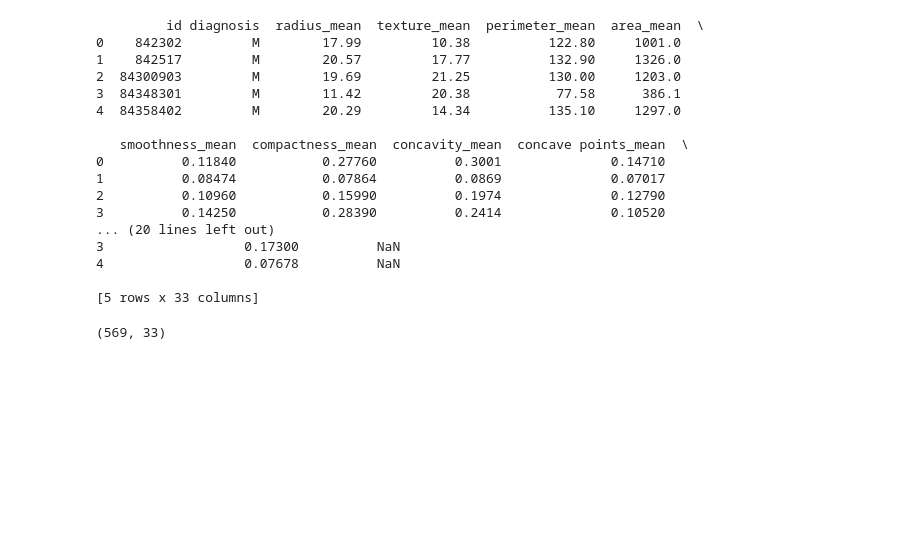
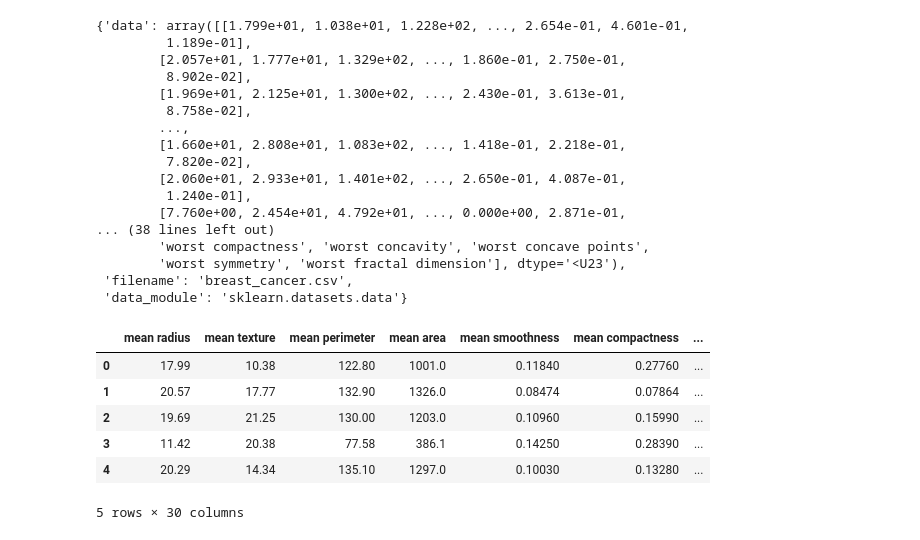
Before and after one commit to hikmetkutuk/breast-cancer-classifier, a Jupyter notebook: bcc-nn.ipynb, the cells around one changed output. Drawn from its saved outputs; the diff is of its cells as text; code cells hidden in the pictures; blank space fills up the shorter version.

```diff
--- a/bcc-nn.ipynb
+++ b/bcc-nn.ipynb
@@ -2,26 +2,37 @@
 import numpy as num # multidimensional arrays and numerical calculations
 import pandas as pan # data manipulation and analysis
 import matplotlib.pyplot as plot # data visualization
+import sklearn.datasets
+from sklearn.model_selection import train_test_split
 
-data = pan.read_csv('./data/data.csv')
-print(data.head())
-data.shape
+data = sklearn.datasets.load_breast_cancer()
+data
 # %% [output]
-         id diagnosis  radius_mean  texture_mean  perimeter_mean  area_mean  \
-0    842302         M        17.99         10.38          122.80     1001.0
-1    842517         M        20.57         17.77          132.90     1326.0
-2  84300903         M        19.69         21.25          130.00     1203.0
-3  84348301         M        11.42         20.38           77.58      386.1
-4  84358402         M        20.29         14.34          135.10     1297.0
-
-   smoothness_mean  compactness_mean  concavity_mean  concave points_mean  \
-0          0.11840           0.27760          0.3001              0.14710
-1          0.08474           0.07864          0.0869              0.07017
-2          0.10960           0.15990          0.1974              0.12790
-3          0.14250           0.28390          0.2414              0.10520
-... (20 lines left out)
-3                  0.17300          NaN
-4                  0.07678          NaN
-
-[5 rows x 33 columns]
+{'data': array([[1.799e+01, 1.038e+01, 1.228e+02, ..., 2.654e-01, 4.601e-01,
+         1.189e-01],
+        [2.057e+01, 1.777e+01, 1.329e+02, ..., 1.860e-01, 2.750e-01,
+         8.902e-02],
+        [1.969e+01, 2.125e+01, 1.300e+02, ..., 2.430e-01, 3.613e-01,
+         8.758e-02],
+        ...,
+        [1.660e+01, 2.808e+01, 1.083e+02, ..., 1.418e-01, 2.218e-01,
+         7.820e-02],
+        [2.060e+01, 2.933e+01, 1.401e+02, ..., 2.650e-01, 4.087e-01,
+         1.240e-01],
+        [7.760e+00, 2.454e+01, 4.792e+01, ..., 0.000e+00, 2.871e-01,
+... (38 lines left out)
+        'worst compactness', 'worst concavity', 'worst concave points',
+        'worst symmetry', 'worst fractal dimension'], dtype='<U23'),
+ 'filename': 'breast_cancer.csv',
+ 'data_module': 'sklearn.datasets.data'}
-(569, 33)
+# %%
+data_frame = pan.DataFrame(data.data, columns = data.feature_names)
+data_frame.head() # check the first 5 rows
+# %% [output]
+|  | mean radius | mean texture | mean perimeter | mean area | mean smoothness | mean compactness | ... |
+| 0 | 17.99 | 10.38 | 122.80 | 1001.0 | 0.11840 | 0.27760 | ... |
+| 1 | 20.57 | 17.77 | 132.90 | 1326.0 | 0.08474 | 0.07864 | ... |
+| 2 | 19.69 | 21.25 | 130.00 | 1203.0 | 0.10960 | 0.15990 | ... |
+| 3 | 11.42 | 20.38 | 77.58 | 386.1 | 0.14250 | 0.28390 | ... |
+| 4 | 20.29 | 14.34 | 135.10 | 1297.0 | 0.10030 | 0.13280 | ... |
+5 rows × 30 columns
```
Also changed, not shown: parts of 5 cells of this notebook.
